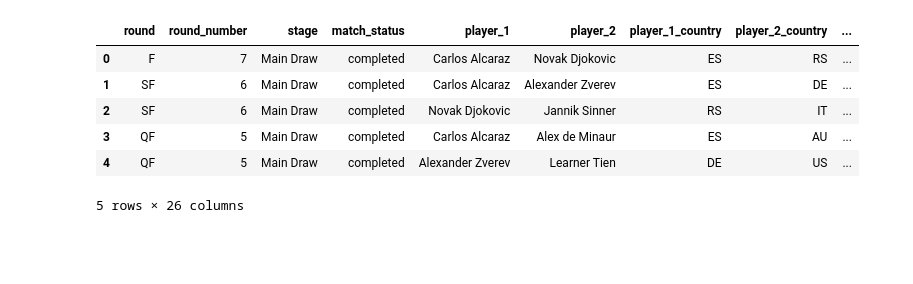
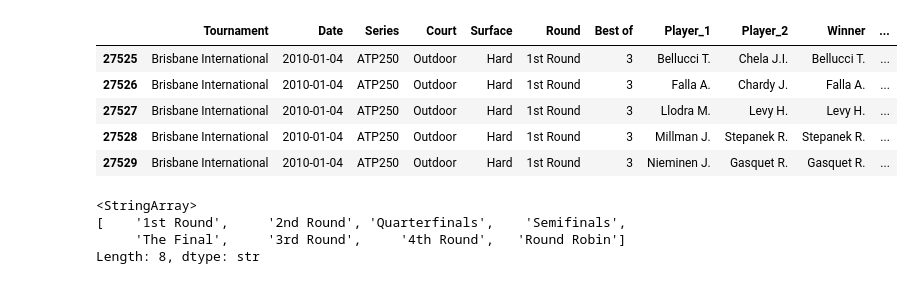
Before and after one commit to advait-kale/Data-Analysis-, a Jupyter notebook: tennis.ipynb, the cells around one changed output. Saved outputs shown, nothing was run; the diff lists cells and outputs as text; code cells hidden in the pictures; blank space fills up the shorter version.

Commit message:
started preprocessing the tessing atp data

```diff
--- a/tennis.ipynb
+++ b/tennis.ipynb
@@ -6,0 +85,2 @@ df = pd.read_csv("Tennis Data/Australian Open 26.csv")
+# %%
+atp_data["Date"] =  pd.to_datetime(atp_data["Date"])
@@ -6,0 +121,3 @@ df = pd.read_csv("Tennis Data/Australian Open 26.csv")
+# %%
+cols_with_minus1 = ["Rank_1", "Rank_2", "Pts_1", "Pts_2", "Odd_1", "Odd_2"]
+atp_data[cols_with_minus1] = atp_data[cols_with_minus1].replace(-1, np.nan)
@@ -6,0 +145,3 @@ df = pd.read_csv("Tennis Data/Australian Open 26.csv")
+# %%
+df = atp_data[atp_data["Date"].dt.year >= 2010]
+df.head()
@@ -6,0 +176,2 @@ df = pd.read_csv("Tennis Data/Australian Open 26.csv")
+# %%
+df = df.dropna()
@@ -7,10 +199,16 @@ df = pd.read_csv("Tennis Data/Australian Open 26.csv")
 # %%
-df.head()
+df.head(5)
 # %% [output]
-|  | round | round_number | stage | match_status | player_1 | player_2 | player_1_country | player_2_country | ... |
-| 0 | F | 7 | Main Draw | completed | Carlos Alcaraz | Novak Djokovic | ES | RS | ... |
-| 1 | SF | 6 | Main Draw | completed | Carlos Alcaraz | Alexander Zverev | ES | DE | ... |
-| 2 | SF | 6 | Main Draw | completed | Novak Djokovic | Jannik Sinner | RS | IT | ... |
-| 3 | QF | 5 | Main Draw | completed | Carlos Alcaraz | Alex de Minaur | ES | AU | ... |
-| 4 | QF | 5 | Main Draw | completed | Alexander Zverev | Learner Tien | DE | US | ... |
+|  | Tournament | Date | Series | Court | Surface | Round | Best of | Player_1 | Player_2 | Winner | ... |
+| 27525 | Brisbane International | 2010-01-04 | ATP250 | Outdoor | Hard | 1st Round | 3 | Bellucci T. | Chela J.I. | Bellucci T. | ... |
+| 27526 | Brisbane International | 2010-01-04 | ATP250 | Outdoor | Hard | 1st Round | 3 | Falla A. | Chardy J. | Falla A. | ... |
+| 27527 | Brisbane International | 2010-01-04 | ATP250 | Outdoor | Hard | 1st Round | 3 | Llodra M. | Levy H. | Levy H. | ... |
+| 27528 | Brisbane International | 2010-01-04 | ATP250 | Outdoor | Hard | 1st Round | 3 | Millman J. | Stepanek R. | Stepanek R. | ... |
+| 27529 | Brisbane International | 2010-01-04 | ATP250 | Outdoor | Hard | 1st Round | 3 | Nieminen J. | Gasquet R. | Gasquet R. | ... |
-5 rows × 26 columns
+# %%
+df["Round"].unique()
+# %% [output]
+<StringArray>
+[    '1st Round',     '2nd Round', 'Quarterfinals',    'Semifinals',
+     'The Final',     '3rd Round',     '4th Round',   'Round Robin']
+Length: 8, dtype: str
```
Also changed, not shown: parts of 20 cells of this notebook, 6 other files.
